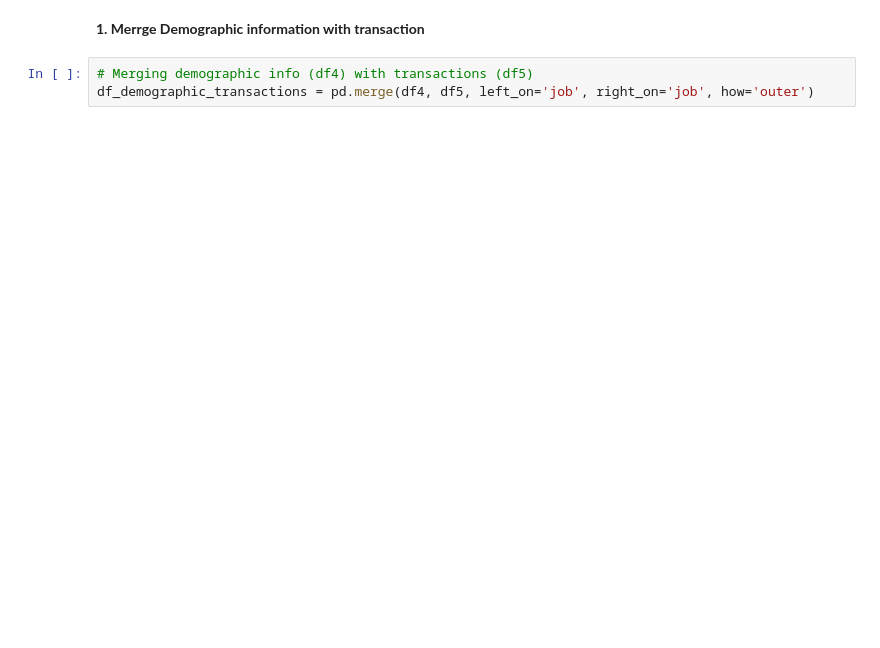
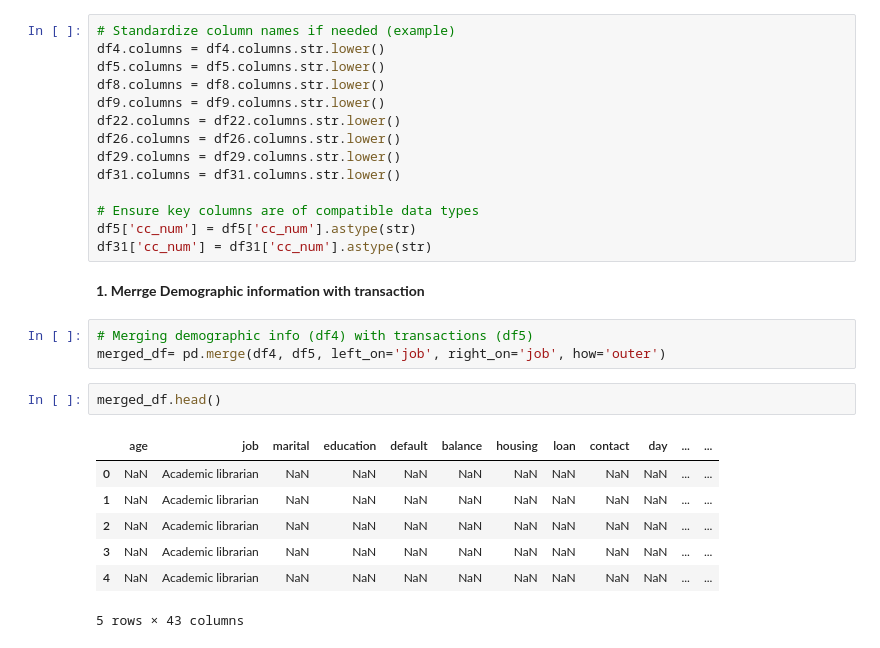
Before and after one commit to victormuuo07/PennyPal-System, a Jupyter notebook: pennypal-system.ipynb, the cells around one changed output. Saved outputs shown, nothing was run; the diff lists cells and outputs as text; blank space fills up the shorter version.

Commit message:
Merged df

```diff
--- a/pennypal-system.ipynb
+++ b/pennypal-system.ipynb
@@ -2039,8 +2024,32 @@ Data columns (total 20 columns):
 dtypes: float64(6), int64(5), object(12)
 memory usage: 184.0+ MB
 None
+# %%
+# Standardize column names if needed (example)
+df4.columns = df4.columns.str.lower()
+df5.columns = df5.columns.str.lower()
+df8.columns = df8.columns.str.lower()
+df9.columns = df9.columns.str.lower()
+df22.columns = df22.columns.str.lower()
+df26.columns = df26.columns.str.lower()
+df29.columns = df29.columns.str.lower()
+df31.columns = df31.columns.str.lower()
+
+# Ensure key columns are of compatible data types
+df5['cc_num'] = df5['cc_num'].astype(str)
+df31['cc_num'] = df31['cc_num'].astype(str)
 # %% [markdown]
 **1. Merrge Demographic information with transaction**
 # %%
 # Merging demographic info (df4) with transactions (df5)
-df_demographic_transactions = pd.merge(df4, df5, left_on='job', right_on='job', how='outer')
+merged_df= pd.merge(df4, df5, left_on='job', right_on='job', how='outer')
+# %%
+merged_df.head()
+# %% [output]
+|  | age | job | marital | education | default | balance | housing | loan | contact | day | ... | ... |
+| 0 | NaN | Academic librarian | NaN | NaN | NaN | NaN | NaN | NaN | NaN | NaN | ... | ... |
+| 1 | NaN | Academic librarian | NaN | NaN | NaN | NaN | NaN | NaN | NaN | NaN | ... | ... |
+| 2 | NaN | Academic librarian | NaN | NaN | NaN | NaN | NaN | NaN | NaN | NaN | ... | ... |
+| 3 | NaN | Academic librarian | NaN | NaN | NaN | NaN | NaN | NaN | NaN | NaN | ... | ... |
+| 4 | NaN | Academic librarian | NaN | NaN | NaN | NaN | NaN | NaN | NaN | NaN | ... | ... |
+5 rows × 43 columns
```
Also changed, not shown: parts of 31 cells of this notebook.
